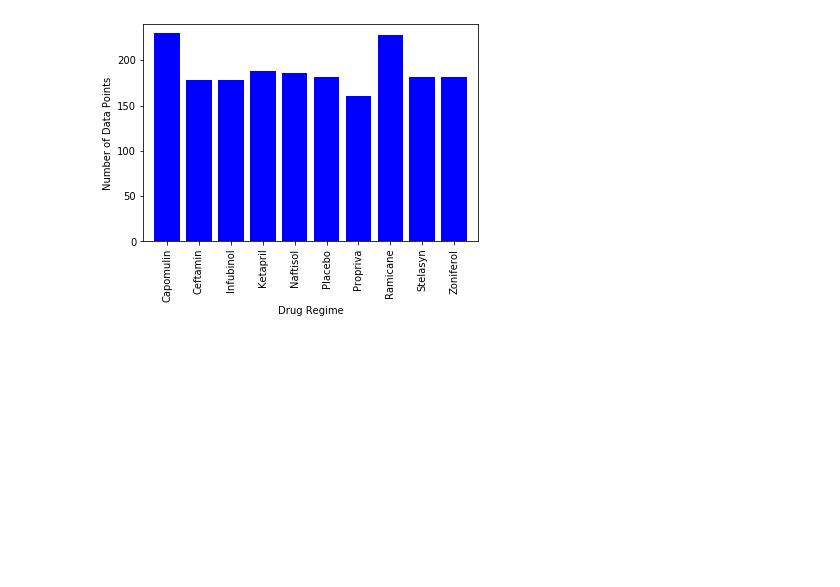
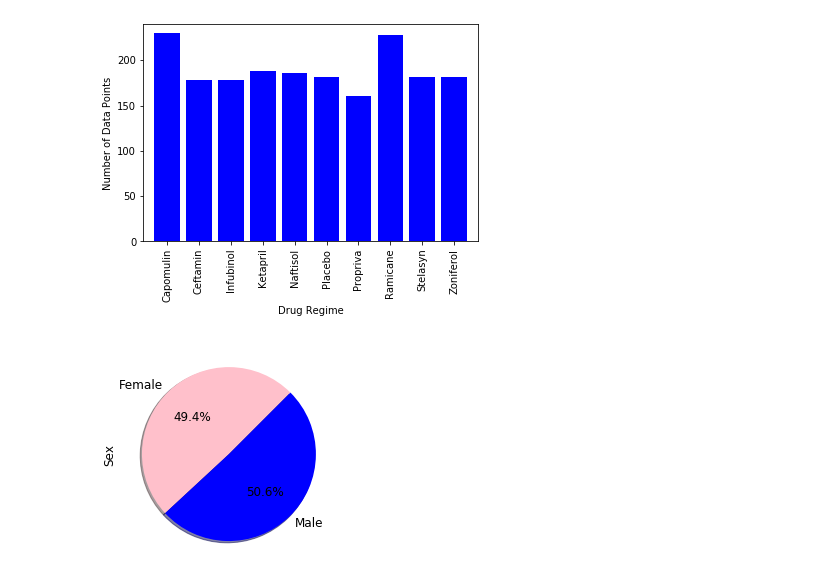
Before and after one commit to Uche-UJO/MatPlotLib-Challenge, a Jupyter notebook: Resources/Pyma_workbook.ipynb, the cells around one changed output. Saved outputs shown, nothing was run; the diff lists cells and outputs as text; code cells hidden in the pictures; blank space fills up the shorter version.

```diff
--- a/Resources/Pyma_workbook.ipynb
+++ b/Resources/Pyma_workbook.ipynb
@@ -110,3 +110,20 @@ plt.ylabel("Number of Data Points")
 plt.show()
 # %% [output]
 [figure]
+# %%
+# Generate a pie plot showing the distribution of female versus male mice using pandas
+
+
+#Create a dataframe grouping by the 'Sex' column
+gender = combined_data.groupby('Sex')
+
+# Create a dataframe counting the number of data points for each gender
+combined_gender = pd.DataFrame(gender['Sex'].count())
+
+# View the groupby dataframe
+#combined_gender.head()
+
+combined_gender.plot(kind='pie',subplots=True, startangle=45,  autopct='%1.1f%%',shadow=True, fontsize=12, colors =["pink","blue"],legend =False)
+plt.show()
+# %% [output]
+[figure, added]
```
Also changed, not shown: parts of 4 cells of this notebook.
